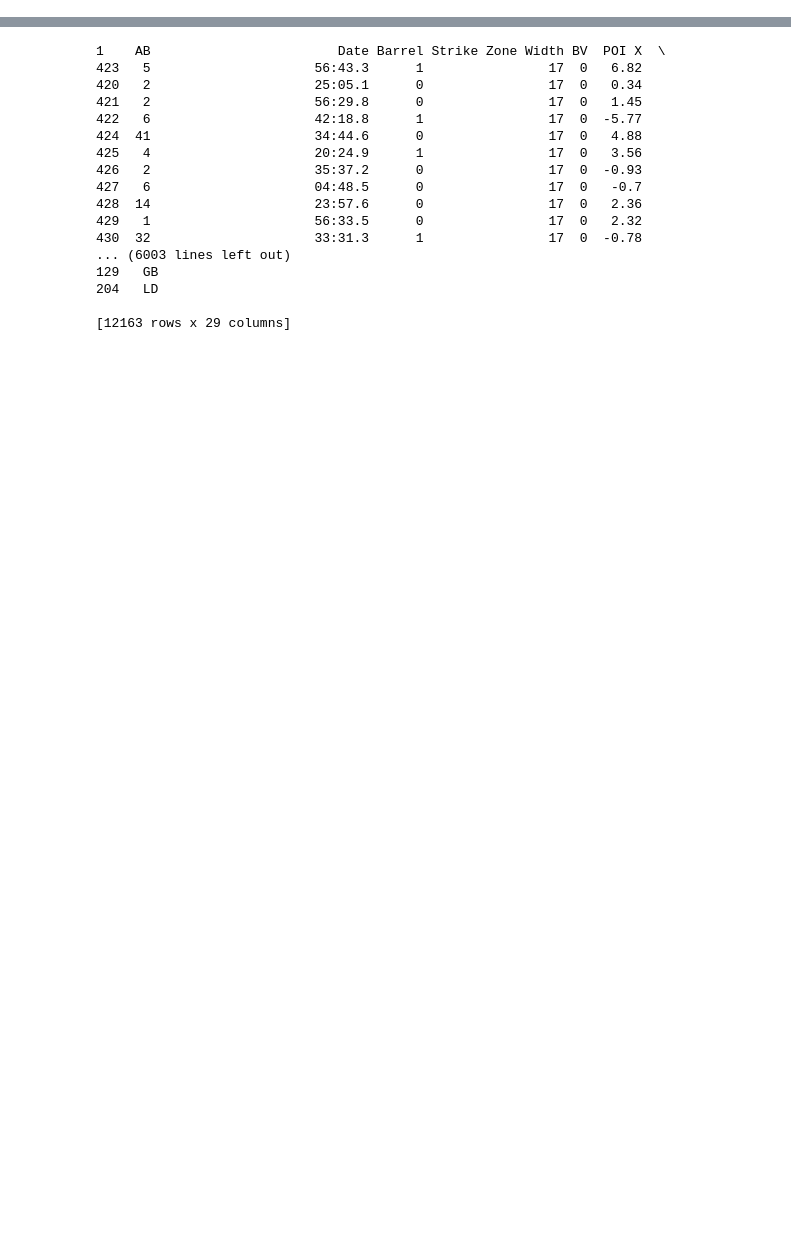
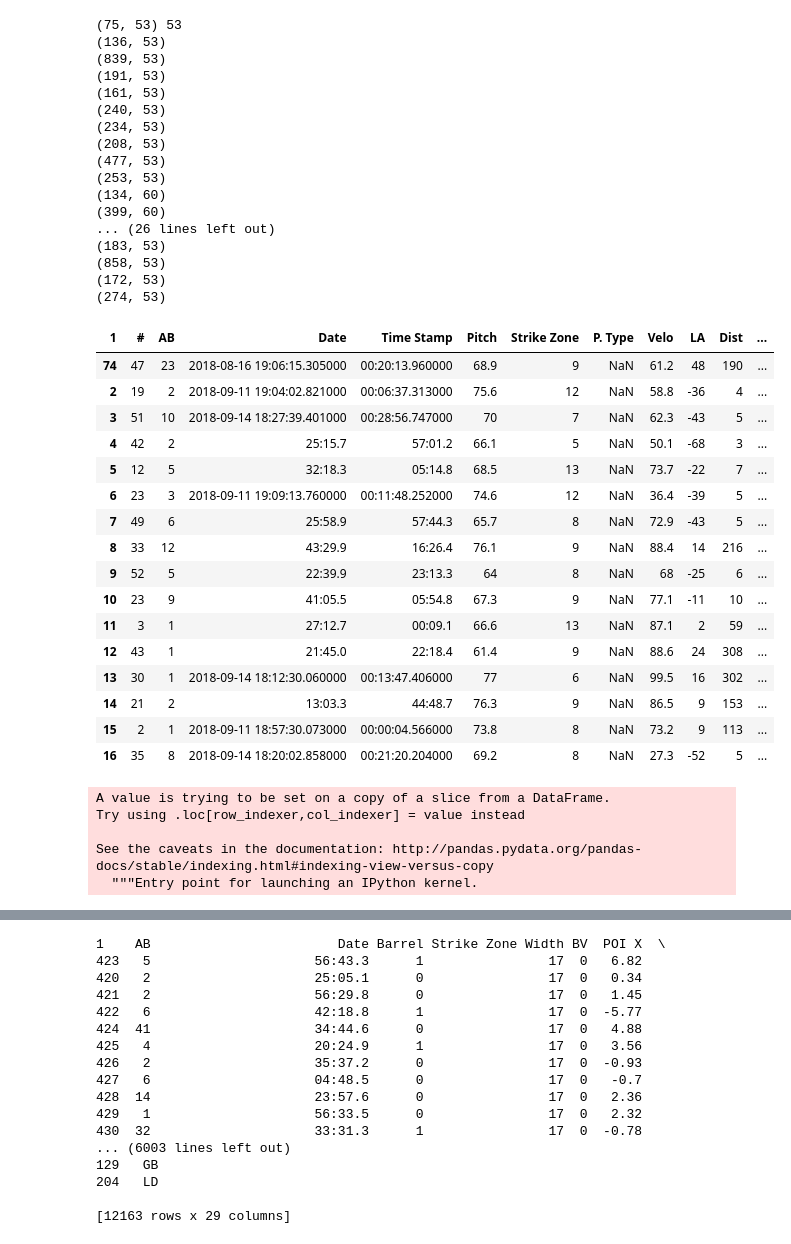
Before and after one commit to sumairshah/Driveline-Hitters, a Jupyter notebook: hitters2.ipynb, the cells around one changed output, grey strips where cells are left out. Saved outputs shown, nothing was run; the diff lists cells and outputs as text; code cells hidden in the pictures; blank space fills up the shorter version.

```diff
--- a/hitters2.ipynb
+++ b/hitters2.ipynb
@@ -12,3 +13 @@ df = pd.read_excel('CaraHittahV2.xlsx',sheetname=None,ignore_index=True,sort=Tru
 cdf = pd.concat(df.values())
-# %%
-hitters.columns = cols
@@ -17 +37,64 @@ h2.columns = cols
+# %%
+def readdata(filename):
+    xlsx = pd.ExcelFile(filename)
+
+#initialize hitters_sheet
+    hitters_sheets = []
+    nsheet = xlsx.parse(xlsx.sheet_names[0])
+    cols = nsheet.iloc[1, :]
+    print(nsheet.shape, len(cols))
+    nsheet.columns = cols
+    nsheet = nsheet.iloc[2:,]
+    hitters_sheets.append(nsheet)
+
+    for isheet in range(1, len(xlsx.sheet_names)):
+        nsheet = xlsx.parse(xlsx.sheet_names[isheet])
+        if nsheet.shape[0] < 2:
+            continue
+        print(nsheet.shape)
+        nsheet = nsheet.iloc[2:, 0:53]
+        #nsheet = nsheet.iloc[1:,]
+        nsheet.columns = cols
+        hitters_sheets.append(nsheet)
+
+    hitters = pd.concat(hitters_sheets)
+    return(hitters)
+# %%
+dx = readdata('CaraHittahV2.xlsx')
+dx.iloc[72:88, :]
+# %% [output]
+(75, 53) 53
+(136, 53)
+(839, 53)
+(191, 53)
+(161, 53)
+(240, 53)
+(234, 53)
+(208, 53)
+(477, 53)
+(253, 53)
+(134, 60)
+(399, 60)
+... (26 lines left out)
+(183, 53)
+(858, 53)
+(172, 53)
+(274, 53)
+| 1 | # | AB | Date | Time Stamp | Pitch | Strike Zone | P. Type | Velo | LA | Dist | ... |
+| 74 | 47 | 23 | 2018-08-16 19:06:15.305000 | 00:20:13.960000 | 68.9 | 9 | NaN | 61.2 | 48 | 190 | ... |
+| 2 | 19 | 2 | 2018-09-11 19:04:02.821000 | 00:06:37.313000 | 75.6 | 12 | NaN | 58.8 | -36 | 4 | ... |
+| 3 | 51 | 10 | 2018-09-14 18:27:39.401000 | 00:28:56.747000 | 70 | 7 | NaN | 62.3 | -43 | 5 | ... |
+| 4 | 42 | 2 | 25:15.7 | 57:01.2 | 66.1 | 5 | NaN | 50.1 | -68 | 3 | ... |
+| 5 | 12 | 5 | 32:18.3 | 05:14.8 | 68.5 | 13 | NaN | 73.7 | -22 | 7 | ... |
+| 6 | 23 | 3 | 2018-09-11 19:09:13.760000 | 00:11:48.252000 | 74.6 | 12 | NaN | 36.4 | -39 | 5 | ... |
+| 7 | 49 | 6 | 25:58.9 | 57:44.3 | 65.7 | 8 | NaN | 72.9 | -43 | 5 | ... |
+| 8 | 33 | 12 | 43:29.9 | 16:26.4 | 76.1 | 9 | NaN | 88.4 | 14 | 216 | ... |
+| 9 | 52 | 5 | 22:39.9 | 23:13.3 | 64 | 8 | NaN | 68 | -25 | 6 | ... |
+| 10 | 23 | 9 | 41:05.5 | 05:54.8 | 67.3 | 9 | NaN | 77.1 | -11 | 10 | ... |
+| 11 | 3 | 1 | 27:12.7 | 00:09.1 | 66.6 | 13 | NaN | 87.1 | 2 | 59 | ... |
+| 12 | 43 | 1 | 21:45.0 | 22:18.4 | 61.4 | 9 | NaN | 88.6 | 24 | 308 | ... |
+| 13 | 30 | 1 | 2018-09-14 18:12:30.060000 | 00:13:47.406000 | 77 | 6 | NaN | 99.5 | 16 | 302 | ... |
+| 14 | 21 | 2 | 13:03.3 | 44:48.7 | 76.3 | 9 | NaN | 86.5 | 9 | 153 | ... |
+| 15 | 2 | 1 | 2018-09-11 18:57:30.073000 | 00:00:04.566000 | 73.8 | 8 | NaN | 73.2 | 9 | 113 | ... |
+| 16 | 35 | 8 | 2018-09-14 18:20:02.858000 | 00:21:20.204000 | 69.2 | 8 | NaN | 27.3 | -52 | 5 | ... |
 # %%
@@ -28,3 +110,11 @@ hx = h2[[                 'AB',                'Date',              'Barrel',
                 'Hand Speed',                  'LA',          'Time Stamp',
                'Strike Zone',                                  'POI Z',
                         'AA',                'Type',    ]]
+# %%
+hx['User'] = hx.apply(removefloats,axis=1)
+# %% [output]
+A value is trying to be set on a copy of a slice from a DataFrame.
+Try using .loc[row_indexer,col_indexer] = value instead
+
+See the caveats in the documentation: http://pandas.pydata.org/pandas-docs/stable/indexing.html#indexing-view-versus-copy
+  """Entry point for launching an IPython kernel.
```
Also changed, not shown: parts of 15 cells of this notebook.
